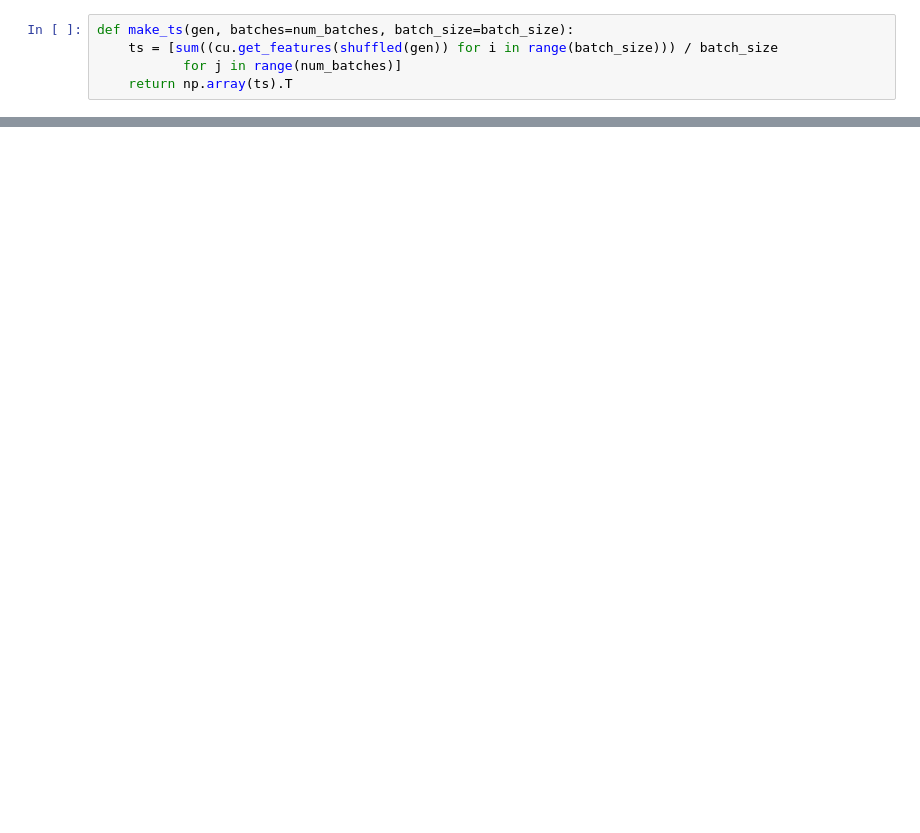
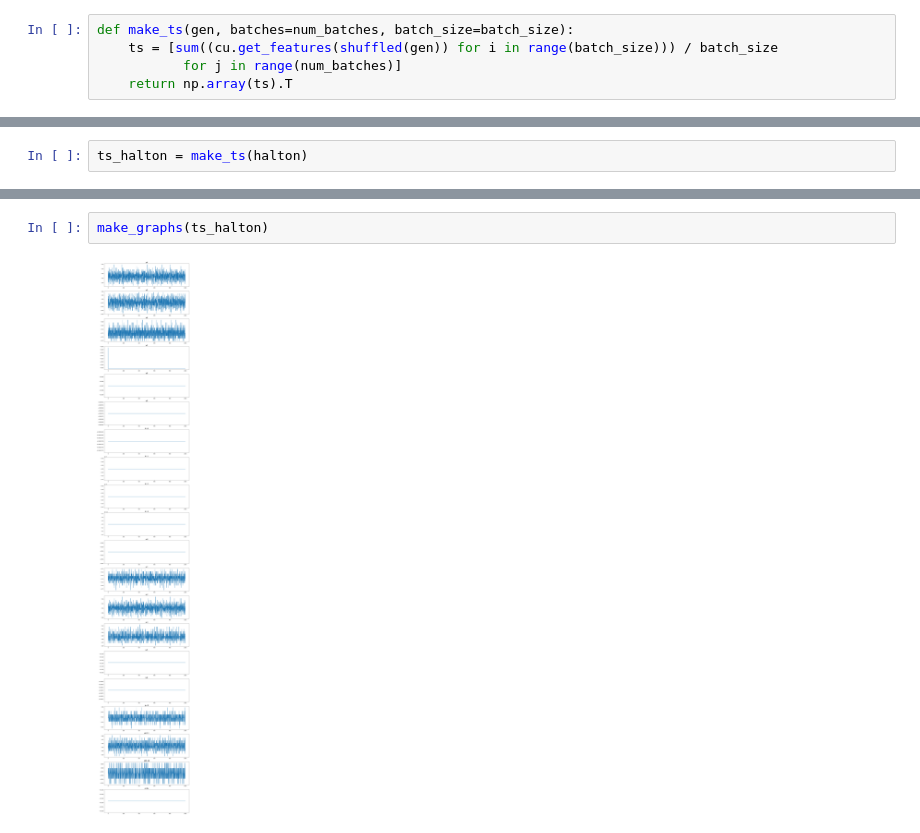
Before and after one commit to Hubert51/Randomness_Test, a Jupyter notebook: exploration/PRNG exploration.ipynb, the cells around one changed output, grey strips where cells are left out. Drawn from its saved outputs; the diff is of its cells as text; blank space fills up the shorter version.

```diff
--- a/exploration/PRNG exploration.ipynb
+++ b/exploration/PRNG exploration.ipynb
@@ -63 +41,3 @@ Wall time: 55.5 s
+# %%
+ts_halton = make_ts(halton)
 # %%
@@ -107,0 +72,4 @@ p19+                  0.014450999999999992  0.024847222222222222 -0.010396222222
+# %%
+make_graphs(ts_halton)
+# %% [output]
+[figure, added]
```
Also changed, not shown: parts of 16 cells of this notebook, 7 other files.
